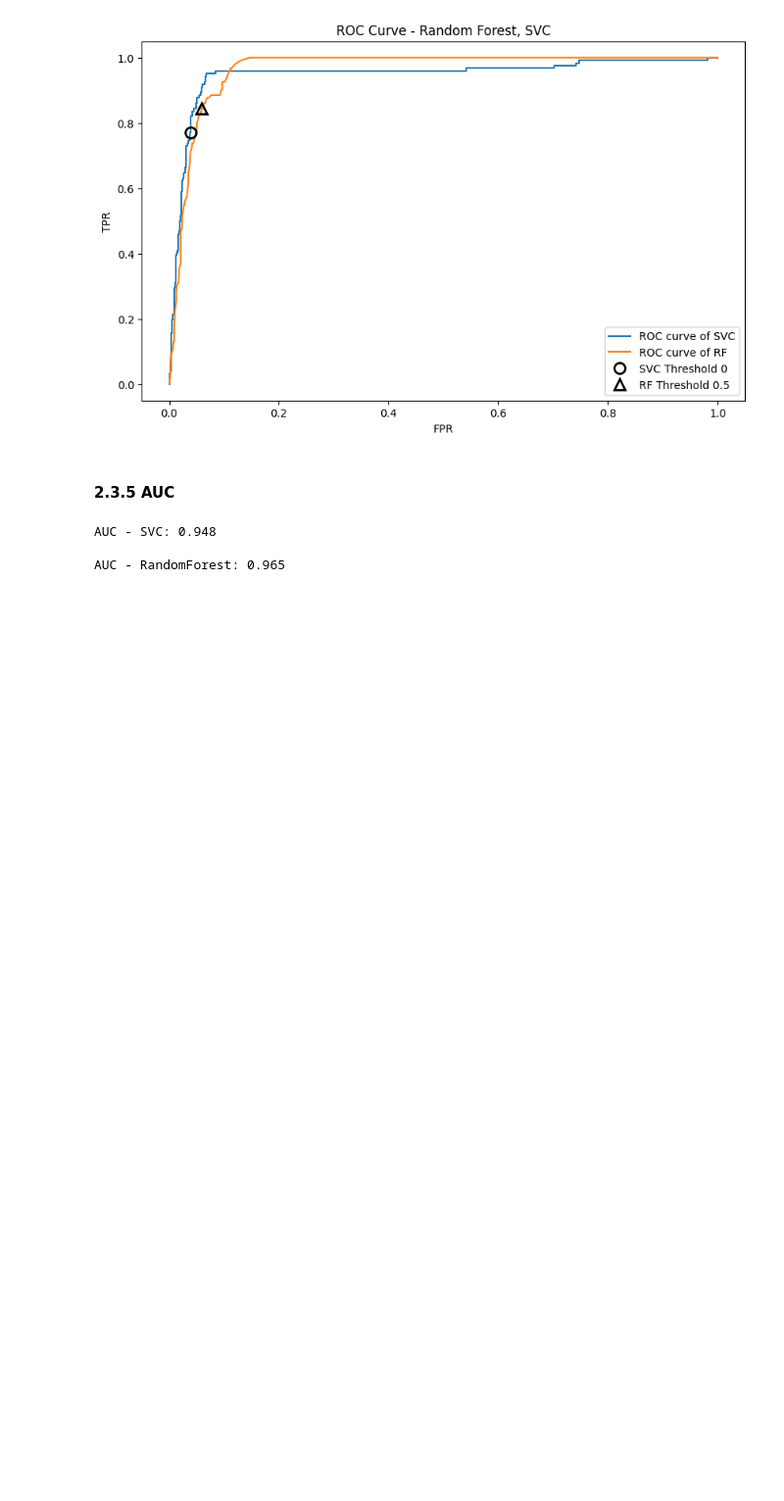
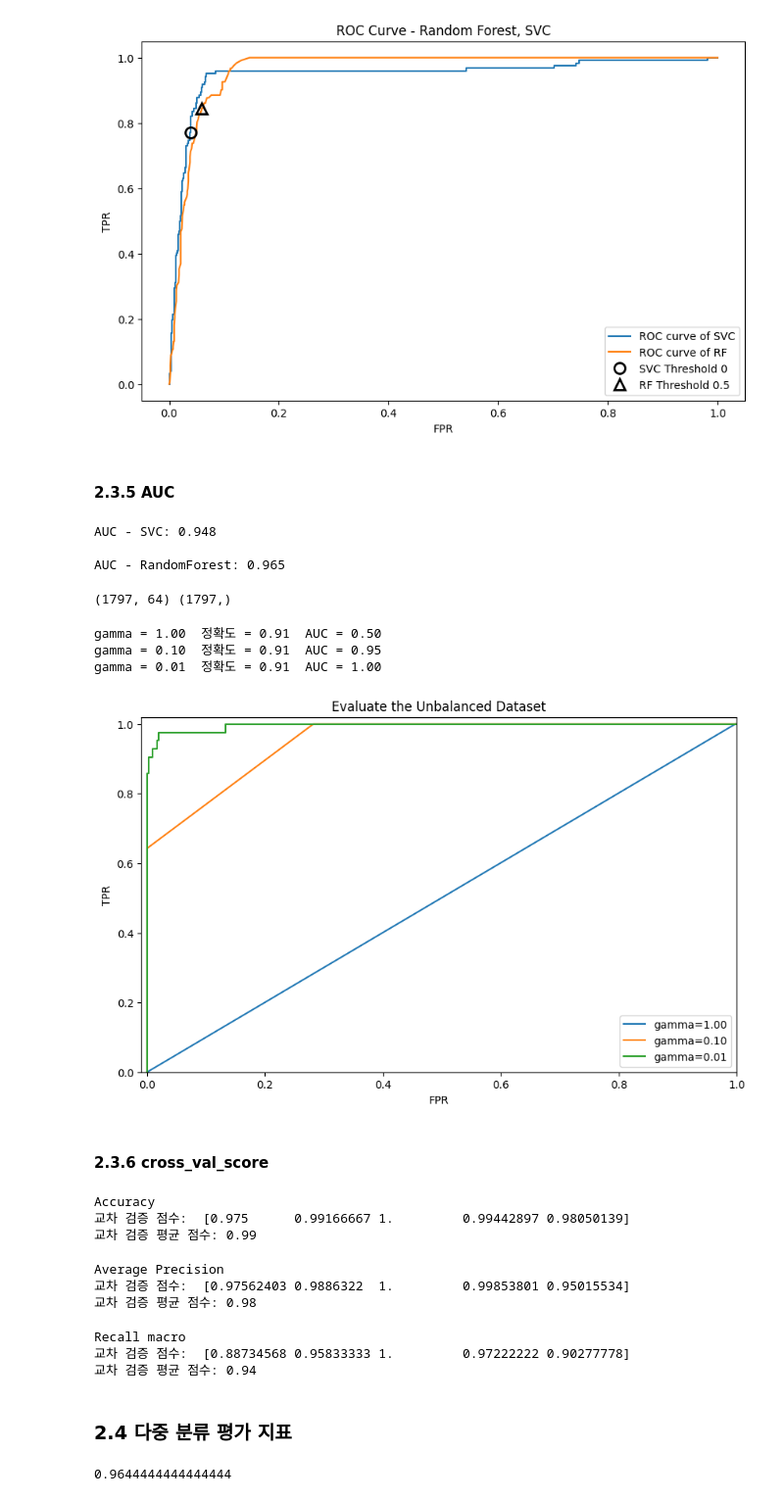
Before and after one commit to va4756/big_RaeJung, a Jupyter notebook: bigdata_RaeJung_02.ipynb, the cells around one changed output. Shown at 98% size. Saved outputs shown, nothing was run; the diff lists cells and outputs as text; code cells hidden in the pictures; blank space fills up the shorter version.

```diff
--- a/bigdata_RaeJung_02.ipynb
+++ b/bigdata_RaeJung_02.ipynb
@@ -561,3 +561,35 @@ AUC - SVC: 0.948
 AUC - RandomForest: 0.965
 # %%
 # 불균형 데이터 셋 ROC Curve
+
+X = digits.data
+y = digits.target == 9
+# %%
+print(X.shape, y.shape)
+# %% [output]
+(1797, 64) (1797,)
+# %%
+X_train, X_test, y_train, y_test = train_test_split(X, y, random_state=123)
+
+for gamma in [1, 0.1, 0.01]:
+    svc = SVC(gamma=gamma).fit(X_train, y_train)
+    accuracy = svc.score(X_test, y_test)
+    auc = roc_auc_score(y_test, svc.decision_function(X_test))
+    fpr, tpr, _ = roc_curve(y_test , svc.decision_function(X_test))
+    print('gamma = {:.2f}  정확도 = {:.2f}  AUC = {:.2f}'.format(gamma, accuracy, auc))
+    plt.plot(fpr, tpr, label='gamma={:.2f}'.format(gamma))
+
+plt.title('Evaluate the Unbalanced Dataset')   # 불균형 데이터 셋 평가
+plt.xlabel('FPR')
+plt.ylabel('TPR')
+plt.xlim(-0.01, 1)
+plt.ylim(0, 1.02)
+plt.legend(loc='best')
+plt.show()
+# %% [output]
+gamma = 1.00  정확도 = 0.91  AUC = 0.50
+gamma = 0.10  정확도 = 0.91  AUC = 0.95
+gamma = 0.01  정확도 = 0.91  AUC = 1.00
+[figure, added]
+# %% [markdown]
+#### 2.3.6 cross_val_score
@@ -563,0 +598,32 @@ AUC - RandomForest: 0.965
+# %%
+# Accracy
+acc = cross_val_score(SVC(), X, y, scoring='accuracy', cv=5)
+print('Accuracy')
+print('교차 검증 점수: ', acc)
+print('교차 검증 평균 점수: {:.2f}'.format(acc.mean()))
+# %% [output]
+Accuracy
+교차 검증 점수:  [0.975      0.99166667 1.         0.99442897 0.98050139]
+교차 검증 평균 점수: 0.99
+# %%
+# Average precision
+ap = cross_val_score(SVC(), X, y, scoring='average_precision', cv=5)
+print('Average Precision')
+print('교차 검증 점수: ', ap)
+print('교차 검증 평균 점수: {:.2f}'.format(ap.mean()))
+# %% [output]
+Average Precision
+교차 검증 점수:  [0.97562403 0.9886322  1.         0.99853801 0.95015534]
+교차 검증 평균 점수: 0.98
+# %%
+# Recall macro
+rm = cross_val_score(SVC(), X, y, scoring='recall_macro', cv=5)
+print('Recall macro')
+print('교차 검증 점수: ', rm)
+print('교차 검증 평균 점수: {:.2f}'.format(rm.mean()))
+# %% [output]
+Recall macro
+교차 검증 점수:  [0.88734568 0.95833333 1.         0.97222222 0.90277778]
+교차 검증 평균 점수: 0.94
+# %% [markdown]
+### 2.4 다중 분류 평가 지표
@@ -563,0 +643,6 @@ AUC - RandomForest: 0.965
+# %%
+from sklearn.metrics import accuracy_score
+
+accuracy_score(y_test, pred)
+# %% [output]
+0.9644444444444444
```
Also changed, not shown: parts of 36 cells of this notebook.
